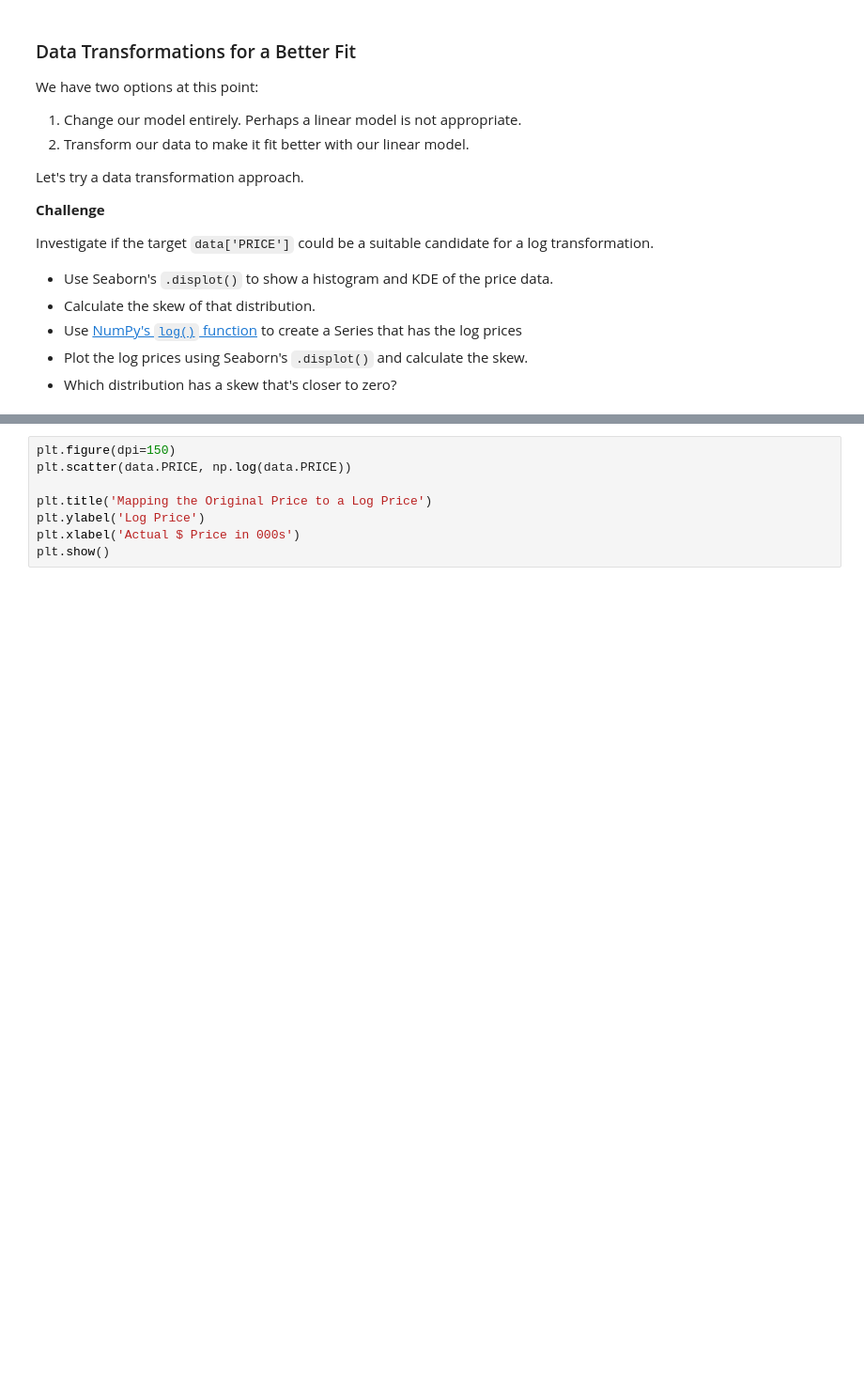
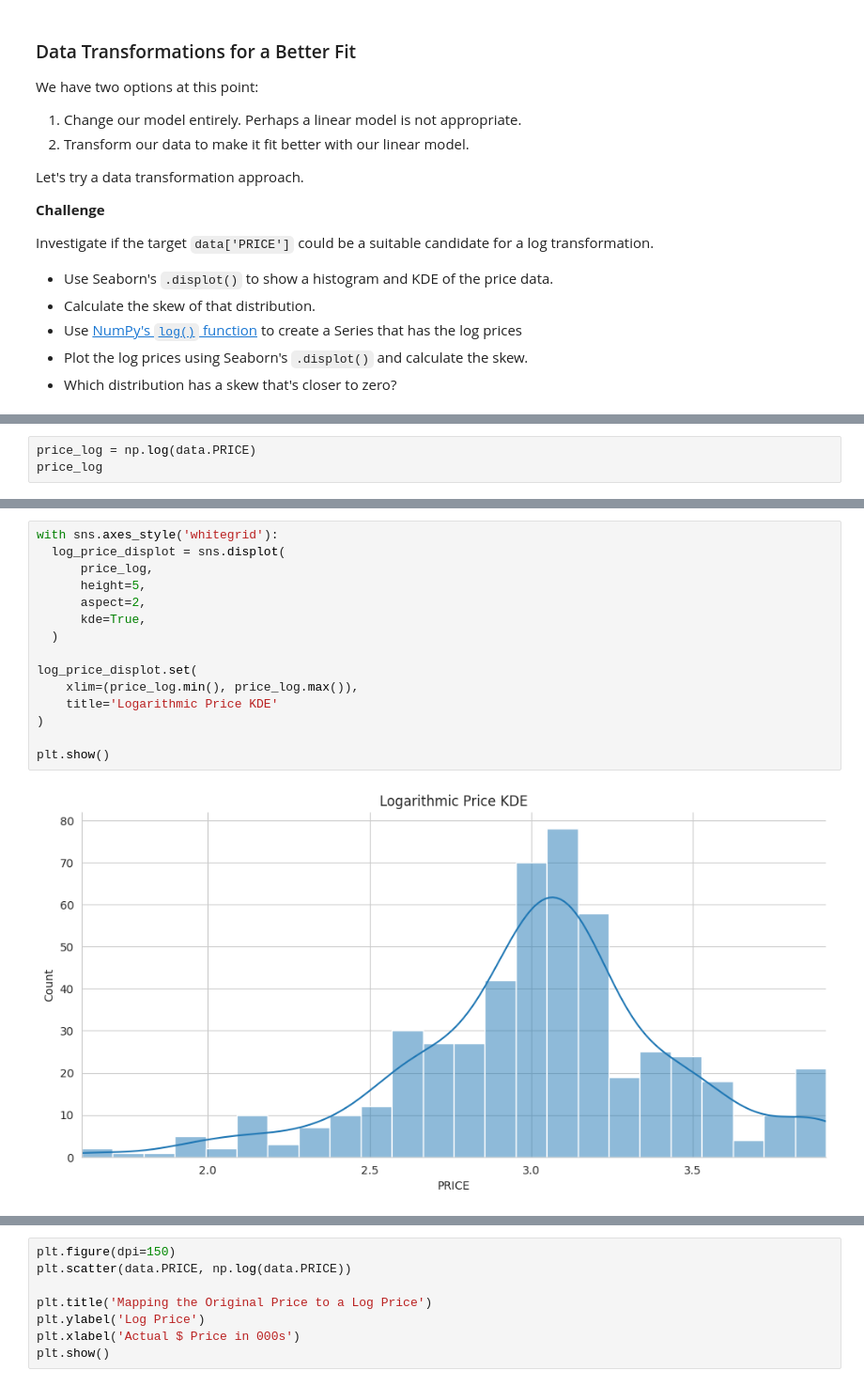
Before and after one commit to yakubszatkowski/100-days-python, a Jupyter notebook: Day 80 - Predicting house prices/Multivariable_Regression_and_Valuation_Model_(start).ipynb, the cells around one changed output, grey strips where cells are left out. Shown at 94% size. Saved outputs shown, nothing was run; the diff lists cells and outputs as text; blank space fills up the shorter version.

```diff
--- a/Day 80 - Predicting house prices/Multivariable_Regression_and_Valuation_Model_(start).ipynb
+++ b/Day 80 - Predicting house prices/Multivariable_Regression_and_Valuation_Model_(start).ipynb
@@ -656,0 +698,3 @@ Investigate if the target `data['PRICE']` could be a suitable candidate for a lo
+# %%
+price_log = np.log(data.PRICE)
+price_log
@@ -656,0 +714,17 @@ Investigate if the target `data['PRICE']` could be a suitable candidate for a lo
+# %%
+with sns.axes_style('whitegrid'):
+  log_price_displot = sns.displot(
+      price_log,
+      height=5,
+      aspect=2,
+      kde=True,
+  )
+
+log_price_displot.set(
+    xlim=(price_log.min(), price_log.max()),
+    title='Logarithmic Price KDE'
+)
+
+plt.show()
+# %% [output]
+[figure, added]
```
Also changed, not shown: parts of 39 cells of this notebook.
